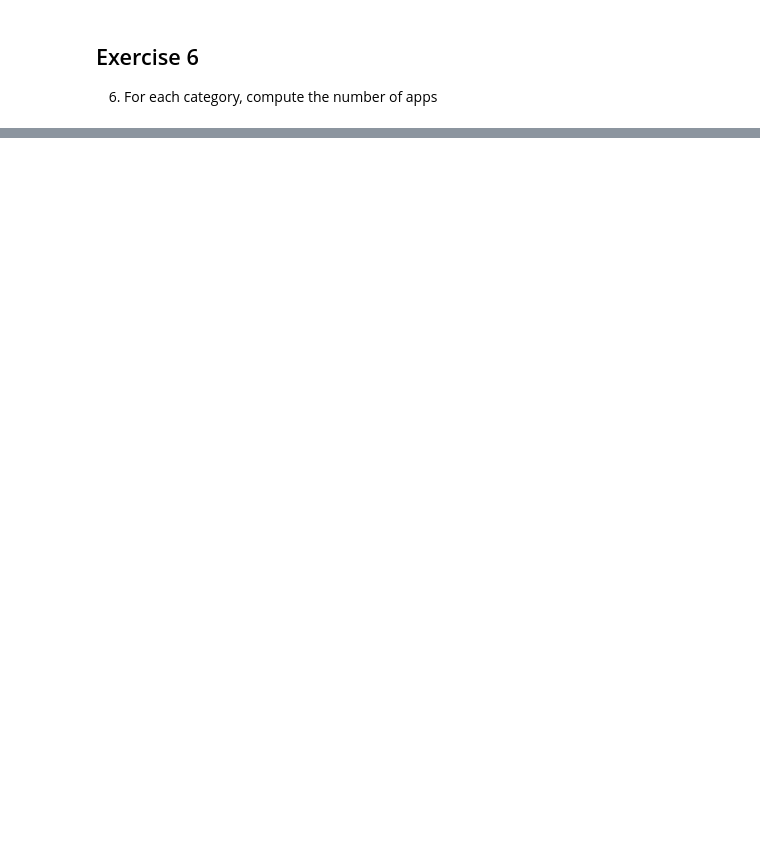
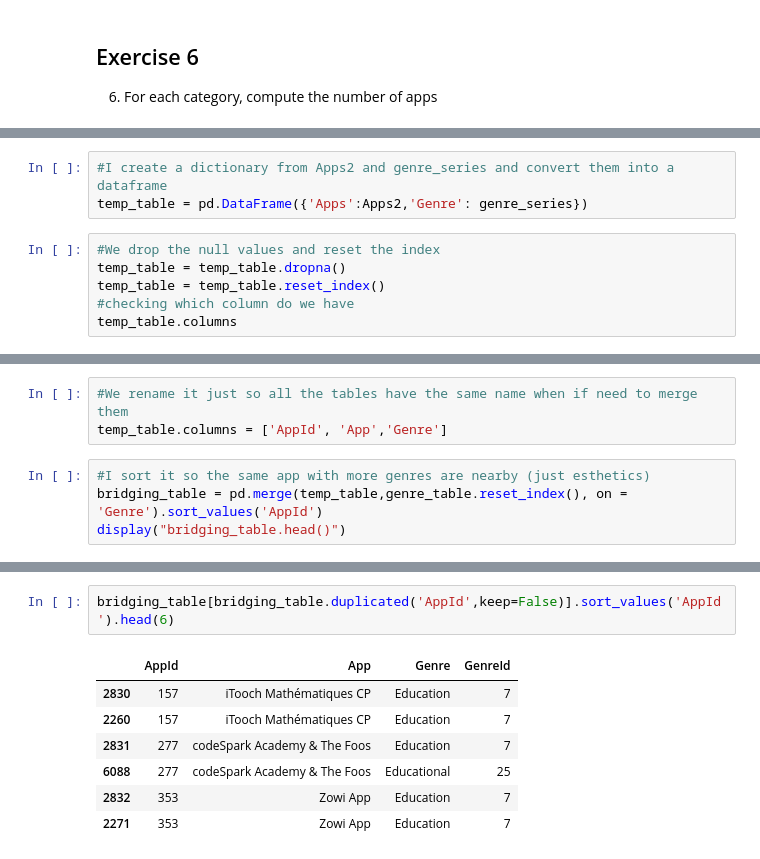
Before and after one commit to pkasela/FCS-Final_Project_846965, a Jupyter notebook: Solution_For_Exam.ipynb, the cells around one changed output, grey strips where cells are left out. Drawn from its saved outputs; the diff is of its cells as text; blank space fills up the shorter version.

```diff
--- a/Solution_For_Exam.ipynb
+++ b/Solution_For_Exam.ipynb
@@ -392,0 +491,9 @@ googlestore.head()
+# %%
+#I create a dictionary from Apps2 and genre_series and convert them into a dataframe
+temp_table = pd.DataFrame({'Apps':Apps2,'Genre': genre_series})
+# %%
+#We drop the null values and reset the index
+temp_table = temp_table.dropna()
+temp_table = temp_table.reset_index()
+#checking which column do we have
+temp_table.columns
@@ -392,0 +502,7 @@ googlestore.head()
+# %%
+#We rename it just so all the tables have the same name when if need to merge them
+temp_table.columns = ['AppId', 'App','Genre']
+# %%
+#I sort it so the same app with more genres are nearby (just esthetics)
+bridging_table = pd.merge(temp_table,genre_table.reset_index(), on = 'Genre').sort_values('AppId')
+display("bridging_table.head()")
@@ -392,0 +517,10 @@ googlestore.head()
+# %%
+bridging_table[bridging_table.duplicated('AppId',keep=False)].sort_values('AppId').head(6)
+# %% [output]
+|  | AppId | App | Genre | GenreId |
+| 2830 | 157 | iTooch Mathématiques CP | Education | 7 |
+| 2260 | 157 | iTooch Mathématiques CP | Education | 7 |
+| 2831 | 277 | codeSpark Academy & The Foos | Education | 7 |
+| 6088 | 277 | codeSpark Academy & The Foos | Educational | 25 |
+| 2832 | 353 | Zowi App | Education | 7 |
+| 2271 | 353 | Zowi App | Education | 7 |
```
Also changed, not shown: parts of 36 cells of this notebook.
